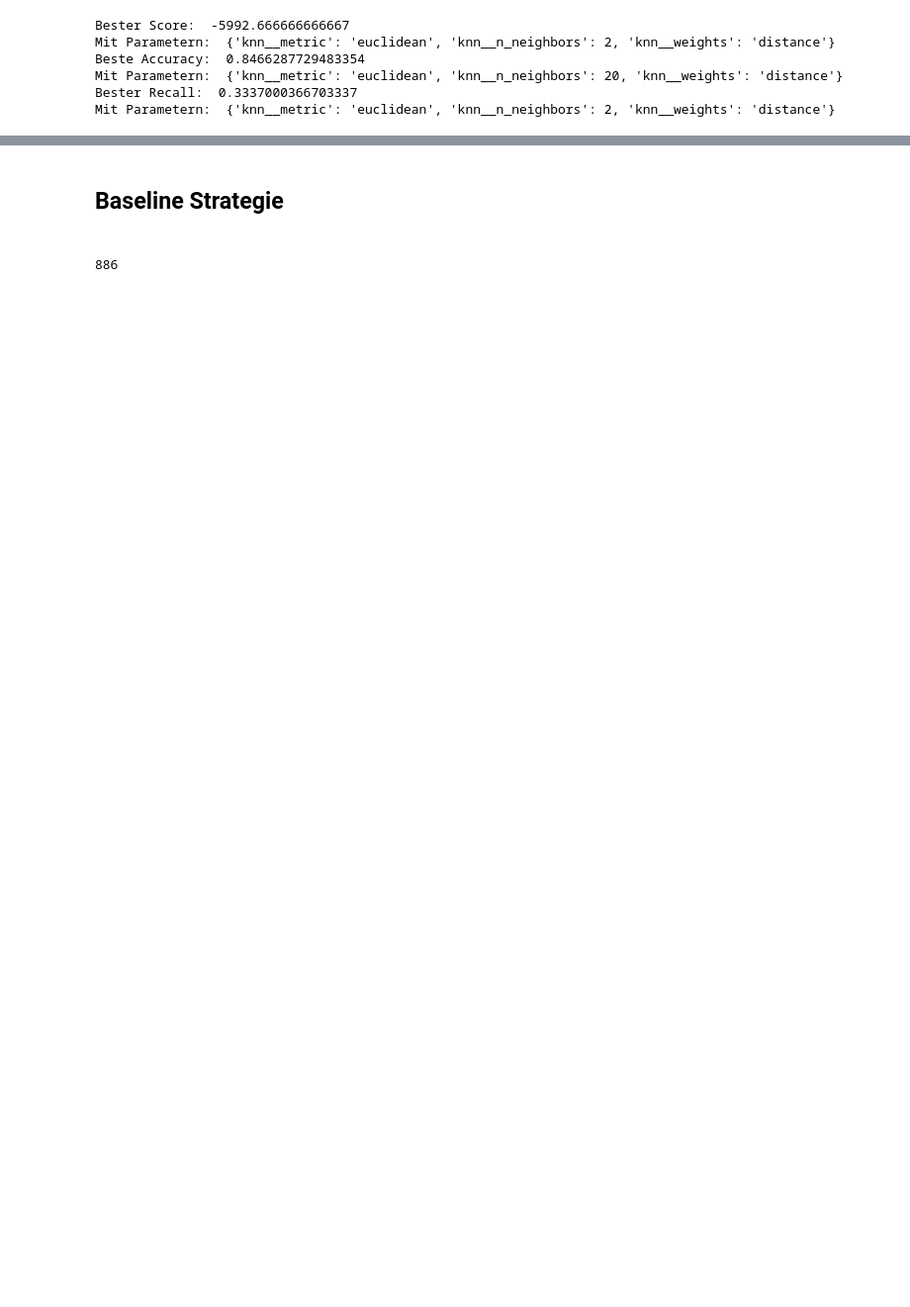
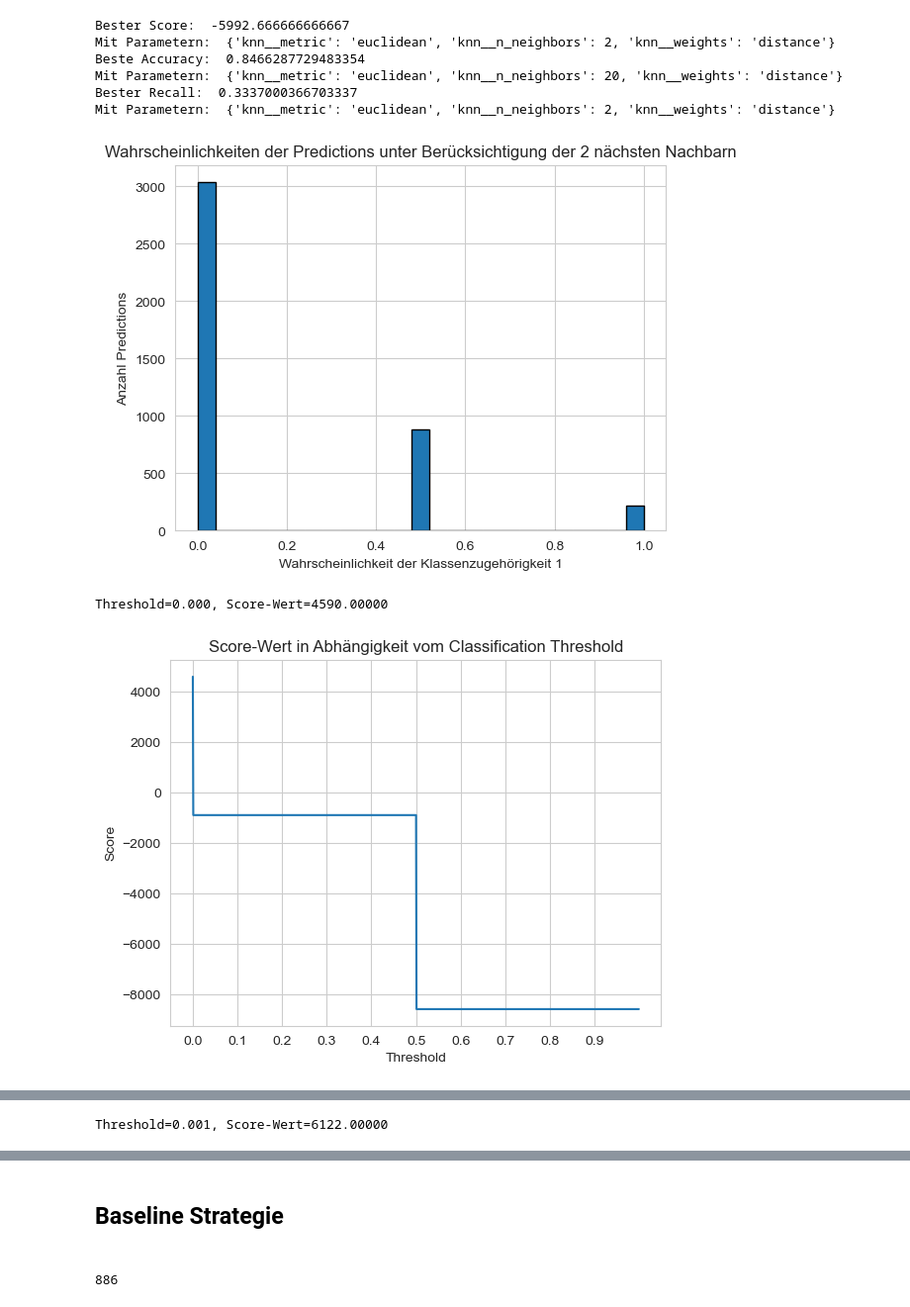
Before and after one commit to Konsti-Boegel/anwendungsfelderBusinessAnalytics, a Jupyter notebook: k_nearst_neighbor.ipynb, the cells around one changed output, grey strips where cells are left out. Shown at 99% size. Drawn from its saved outputs; the diff is of its cells as text; code cells hidden in the pictures; blank space fills up the shorter version.

```diff
--- a/k_nearst_neighbor.ipynb
+++ b/k_nearst_neighbor.ipynb
@@ -176,3 +176,51 @@ Beste Accuracy:  0.8466287729483354
 Mit Parametern:  {'knn__metric': 'euclidean', 'knn__n_neighbors': 20, 'knn__weights': 'distance'}
 Bester Recall:  0.3337000366703337
 Mit Parametern:  {'knn__metric': 'euclidean', 'knn__n_neighbors': 2, 'knn__weights': 'distance'}
+# %%
+def to_labels(probabilities, threshold):
+    return(probabilities >= threshold).astype("int")
+
+#Thresholds evaluieren
+pipe.set_params(knn__n_neighbors=2, knn__weights="uniform").fit(X_train, y_train)
+yhat = (pipe.predict_proba(X_test_1))
+probs = yhat[:,1]
+plt.hist(probs, bins=25, edgecolor='black')
+plt.xlabel('Wahrscheinlichkeit der Klassenzugehörigkeit 1')
+plt.ylabel('Anzahl Predictions')
+plt.title('Wahrscheinlichkeiten der Predictions unter Berücksichtigung der 2 nächsten Nachbarn')
+plt.show()
+
+thresholds = np.arange(0,1,0.001)
+scores = [get_result_score(y_test_1,to_labels(probs,t)) for t in thresholds]
+ix = np.argmax(scores)
+print("Threshold=%.3f, Score-Wert=%.5f"%(thresholds[ix],scores[ix]))
+plt.plot(np.arange(0,1,0.001), scores)
+plt.xticks(np.arange(0,1,0.1))
+plt.title("Score-Wert in Abhängigkeit vom Classification Threshold")
+plt.xlabel("Threshold")
+plt.ylabel('Score')
+plt.show()
+
+pipe.set_params(knn__n_neighbors=20, knn__weights="uniform").fit(X_train, y_train)
+yhat = (pipe.predict_proba(X_test_1))
+probs = yhat[:,1]
+plt.hist(probs, bins=25, edgecolor='black')
+plt.xlabel('Wahrscheinlichkeit der Klassenzugehörigkeit 1')
+plt.ylabel('Anzahl Predictions')
+plt.title('Wahrscheinlichkeiten der Predictions unter Berücksichtigung der 20 nächsten Nachbarn')
+plt.show()
+
+thresholds = np.arange(0,1,0.001)
+scores = [get_result_score(y_test_1,to_labels(probs,t)) for t in thresholds]
+ix = np.argmax(scores)
+print("Threshold=%.3f, Score-Wert=%.5f"%(thresholds[ix],scores[ix]))
+plt.plot(np.arange(0,1,0.001), scores)
+plt.xticks(np.arange(0,1,0.1))
+plt.title("Score-Wert in Abhängigkeit vom Classification Threshold")
+plt.xlabel("Threshold")
+plt.ylabel('Score')
+plt.show()
+# %% [output]
+[figure, added]
+Threshold=0.000, Score-Wert=4590.00000
+[figure, added]
@@ -178,0 +228 @@ Mit Parametern:  {'knn__metric': 'euclidean', 'knn__n_neighbors': 2, 'knn__weigh
+Threshold=0.001, Score-Wert=6122.00000
```
Also changed, not shown: parts of 7 cells of this notebook, 3 other files.
